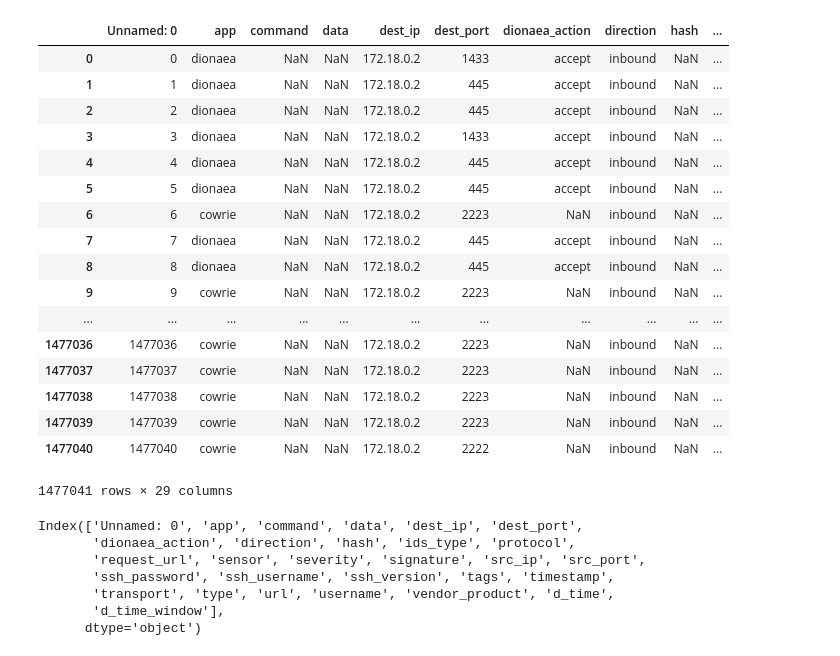
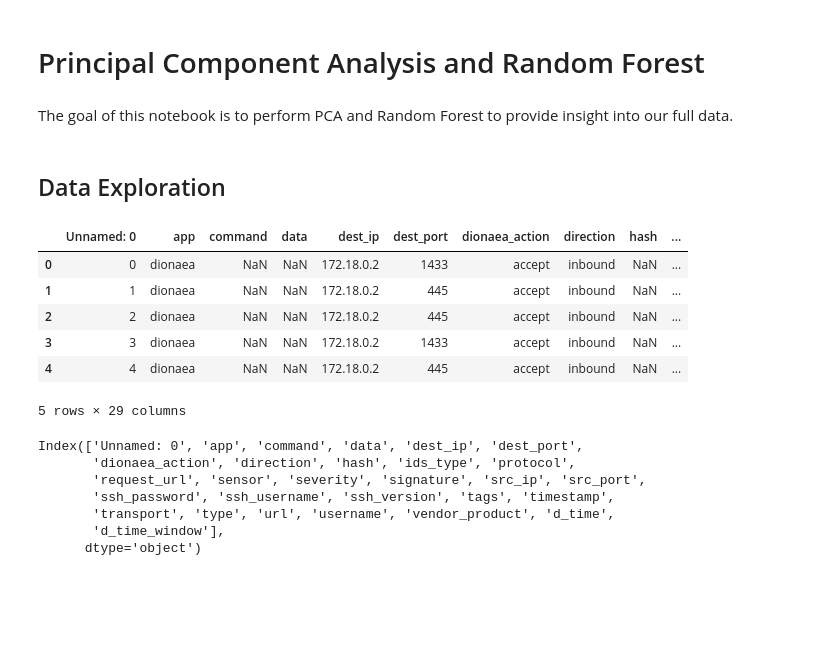
Before and after one commit to rijish45/Security-Analytics, a Jupyter notebook: ModelS.ipynb, the cells around one changed output. Cells and saved outputs as stored; diff of their text form; code cells hidden in the pictures; blank space fills up the shorter version.

```diff
--- a/ModelS.ipynb
+++ b/ModelS.ipynb
@@ -1 +1,8 @@
+# %% [markdown]
+# Principal Component Analysis and Random Forest
+# %% [markdown]
+The goal of this notebook is to perform PCA and Random Forest to provide insight into our
+full data.
+# %% [markdown]
+## Data Exploration
 # %%
@@ -31,27 +44,18 @@ def get_td_sd(row):
     else:
         return 0
 # %%
+# import original data file from 23rd of May 2019
+
 data = pd.read_csv("/Users/siboraseranaj/Downloads/stingar_full-20190523(2).csv")
-data
+data.head()
 # %% [output]
 |  | Unnamed: 0 | app | command | data | dest_ip | dest_port | dionaea_action | direction | hash | ... |
 | 0 | 0 | dionaea | NaN | NaN | 172.18.0.2 | 1433 | accept | inbound | NaN | ... |
 | 1 | 1 | dionaea | NaN | NaN | 172.18.0.2 | 445 | accept | inbound | NaN | ... |
 | 2 | 2 | dionaea | NaN | NaN | 172.18.0.2 | 445 | accept | inbound | NaN | ... |
 | 3 | 3 | dionaea | NaN | NaN | 172.18.0.2 | 1433 | accept | inbound | NaN | ... |
 | 4 | 4 | dionaea | NaN | NaN | 172.18.0.2 | 445 | accept | inbound | NaN | ... |
-| 5 | 5 | dionaea | NaN | NaN | 172.18.0.2 | 445 | accept | inbound | NaN | ... |
-| 6 | 6 | cowrie | NaN | NaN | 172.18.0.2 | 2223 | NaN | inbound | NaN | ... |
-| 7 | 7 | dionaea | NaN | NaN | 172.18.0.2 | 445 | accept | inbound | NaN | ... |
-| 8 | 8 | dionaea | NaN | NaN | 172.18.0.2 | 445 | accept | inbound | NaN | ... |
-| 9 | 9 | cowrie | NaN | NaN | 172.18.0.2 | 2223 | NaN | inbound | NaN | ... |
-| ... | ... | ... | ... | ... | ... | ... | ... | ... | ... | ... |
-| 1477036 | 1477036 | cowrie | NaN | NaN | 172.18.0.2 | 2223 | NaN | inbound | NaN | ... |
-| 1477037 | 1477037 | cowrie | NaN | NaN | 172.18.0.2 | 2223 | NaN | inbound | NaN | ... |
-| 1477038 | 1477038 | cowrie | NaN | NaN | 172.18.0.2 | 2223 | NaN | inbound | NaN | ... |
-| 1477039 | 1477039 | cowrie | NaN | NaN | 172.18.0.2 | 2223 | NaN | inbound | NaN | ... |
-| 1477040 | 1477040 | cowrie | NaN | NaN | 172.18.0.2 | 2222 | NaN | inbound | NaN | ... |
-1477041 rows × 29 columns
+5 rows × 29 columns
 # %%
 data.columns
 # %% [output]
```
Also changed, not shown: parts of 94 cells of this notebook.
